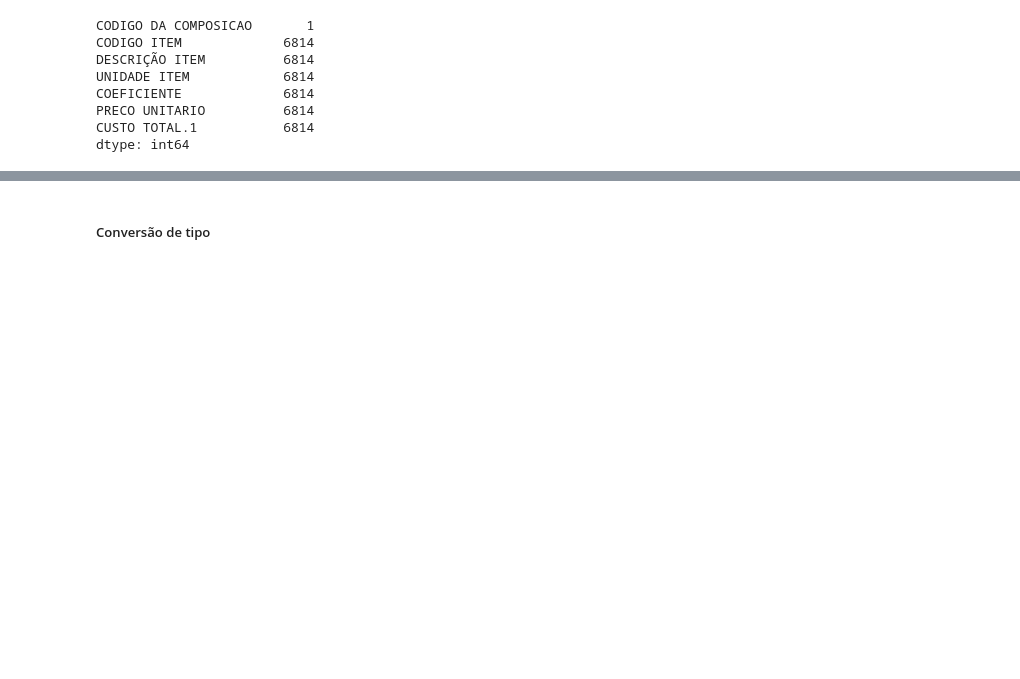
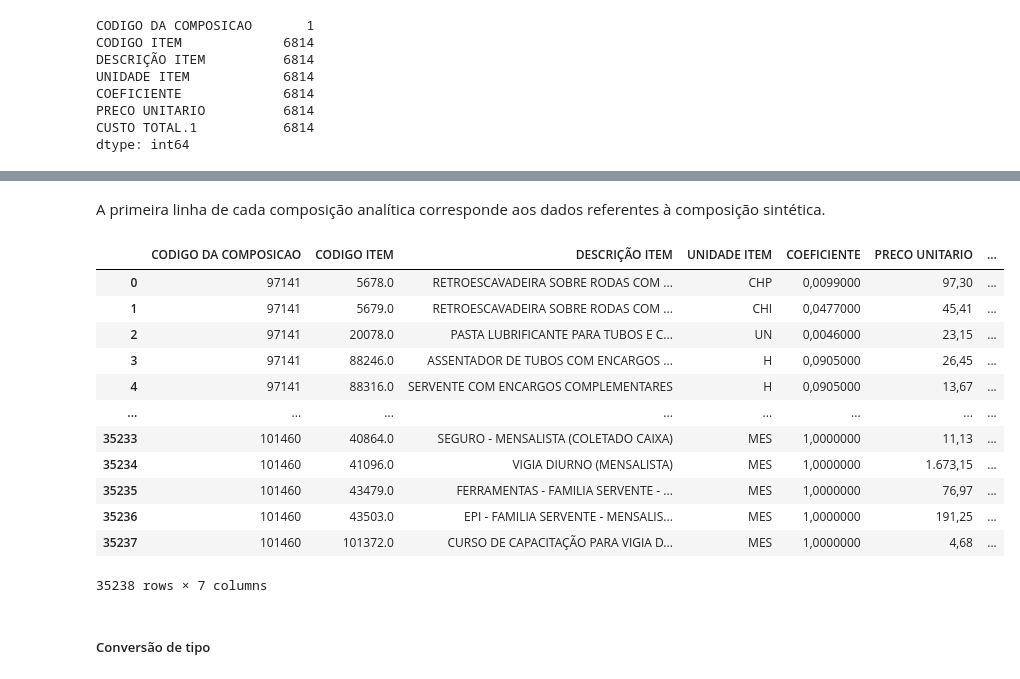
Before and after one commit to thiagorlopes/composicoes-analiticas, a Jupyter notebook: composicoes.ipynb, the cells around one changed output, grey strips where cells are left out. Saved outputs shown, nothing was run; the diff lists cells and outputs as text; code cells hidden in the pictures; blank space fills up the shorter version.

```diff
--- a/composicoes.ipynb
+++ b/composicoes.ipynb
@@ -540,3 +622,23 @@ dtype: int64
+# %% [markdown]
+A primeira linha de cada composição analítica corresponde aos dados referentes à composição sintética.
+# %%
+sinapi_analitica.dropna(inplace=True)
+sinapi_analitica.reset_index(drop=True, inplace=True)
+sinapi_analitica
+# %% [output]
+|  | CODIGO DA COMPOSICAO | CODIGO ITEM | DESCRIÇÃO ITEM | UNIDADE ITEM | COEFICIENTE | PRECO UNITARIO | ... |
+| 0 | 97141 | 5678.0 | RETROESCAVADEIRA SOBRE RODAS COM ... | CHP | 0,0099000 | 97,30 | ... |
+| 1 | 97141 | 5679.0 | RETROESCAVADEIRA SOBRE RODAS COM ... | CHI | 0,0477000 | 45,41 | ... |
+| 2 | 97141 | 20078.0 | PASTA LUBRIFICANTE PARA TUBOS E C... | UN | 0,0046000 | 23,15 | ... |
+| 3 | 97141 | 88246.0 | ASSENTADOR DE TUBOS COM ENCARGOS ... | H | 0,0905000 | 26,45 | ... |
+| 4 | 97141 | 88316.0 | SERVENTE COM ENCARGOS COMPLEMENTARES | H | 0,0905000 | 13,67 | ... |
+| ... | ... | ... | ... | ... | ... | ... | ... |
+| 35233 | 101460 | 40864.0 | SEGURO - MENSALISTA (COLETADO CAIXA) | MES | 1,0000000 | 11,13 | ... |
+| 35234 | 101460 | 41096.0 | VIGIA DIURNO (MENSALISTA) | MES | 1,0000000 | 1.673,15 | ... |
+| 35235 | 101460 | 43479.0 | FERRAMENTAS - FAMILIA SERVENTE - ... | MES | 1,0000000 | 76,97 | ... |
+| 35236 | 101460 | 43503.0 | EPI - FAMILIA SERVENTE - MENSALIS... | MES | 1,0000000 | 191,25 | ... |
+| 35237 | 101460 | 101372.0 | CURSO DE CAPACITAÇÃO PARA VIGIA D... | MES | 1,0000000 | 4,68 | ... |
+35238 rows × 7 columns
 # %% [markdown]
 ##### Conversão de tipo
 # %% [markdown]
```
Also changed, not shown: parts of 51 cells of this notebook, 2 other files.
